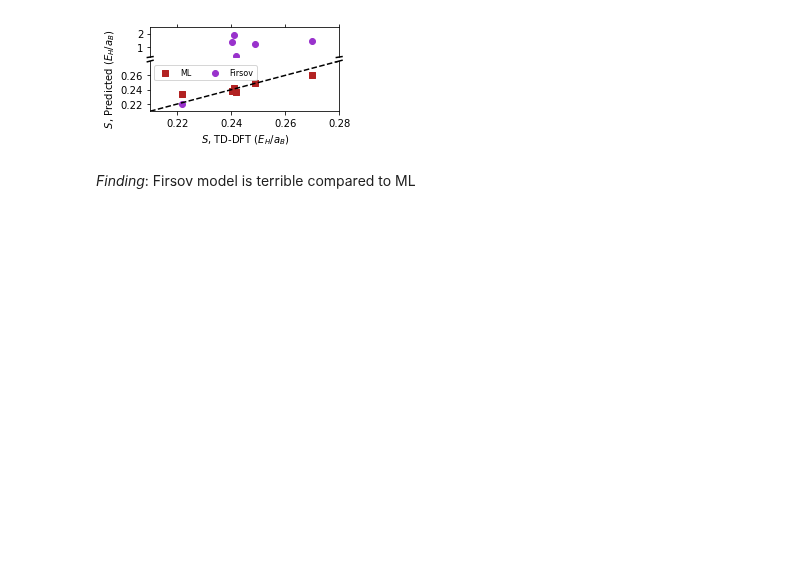
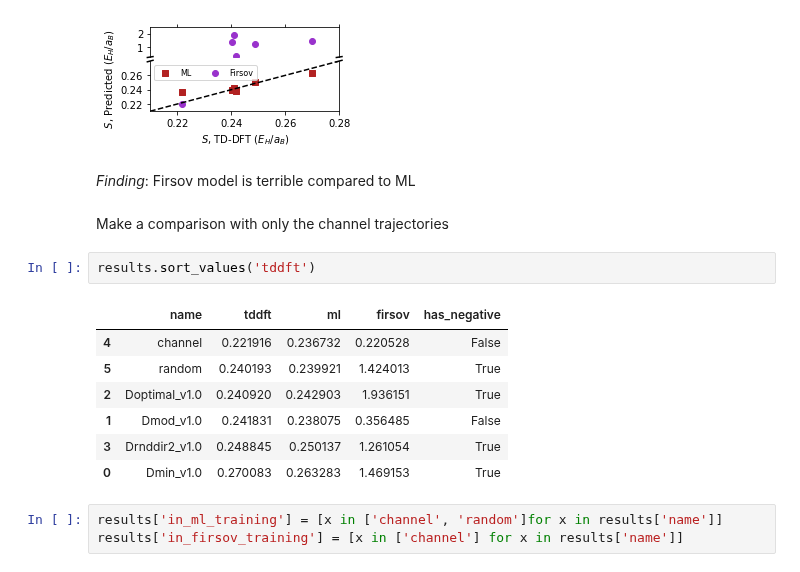
Before and after one commit to globus-labs/stopping-power-ml, a Jupyter notebook: single-velocity/firsov-model/1_validate_against_other_trajectories.ipynb, the cells around one changed output. Cells and saved outputs as stored; diff of their text form; blank space fills up the shorter version.

```diff
--- a/single-velocity/firsov-model/1_validate_against_other_trajectories.ipynb
+++ b/single-velocity/firsov-model/1_validate_against_other_trajectories.ipynb
@@ -203,3 +204,18 @@ fig.savefig(os.path.join('figures', 'stopping-power-comparison.pdf'))
 [figure]
 # %% [markdown]
 *Finding*: Firsov model is terrible compared to ML
+# %% [markdown]
+Make a comparison with only the channel trajectories
+# %%
+results.sort_values('tddft')
+# %% [output]
+|  | name | tddft | ml | firsov | has_negative |
+| 4 | channel | 0.221916 | 0.236732 | 0.220528 | False |
+| 5 | random | 0.240193 | 0.239921 | 1.424013 | True |
+| 2 | Doptimal_v1.0 | 0.240920 | 0.242903 | 1.936151 | True |
+| 1 | Dmod_v1.0 | 0.241831 | 0.238075 | 0.356485 | False |
+| 3 | Drnddir2_v1.0 | 0.248845 | 0.250137 | 1.261054 | True |
+| 0 | Dmin_v1.0 | 0.270083 | 0.263283 | 1.469153 | True |
+# %%
+results['in_ml_training'] = [x in ['channel', 'random']for x in results['name']]
+results['in_firsov_training'] = [x in ['channel'] for x in results['name']]
```
Also changed, not shown: parts of 7 cells of this notebook, 3 other files.
